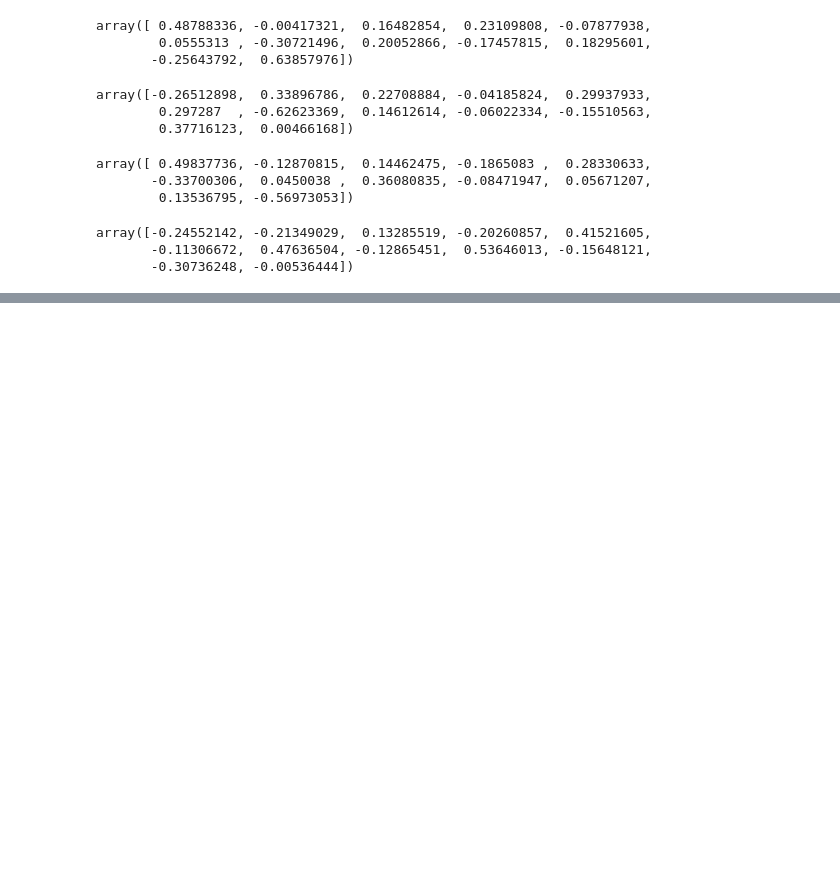
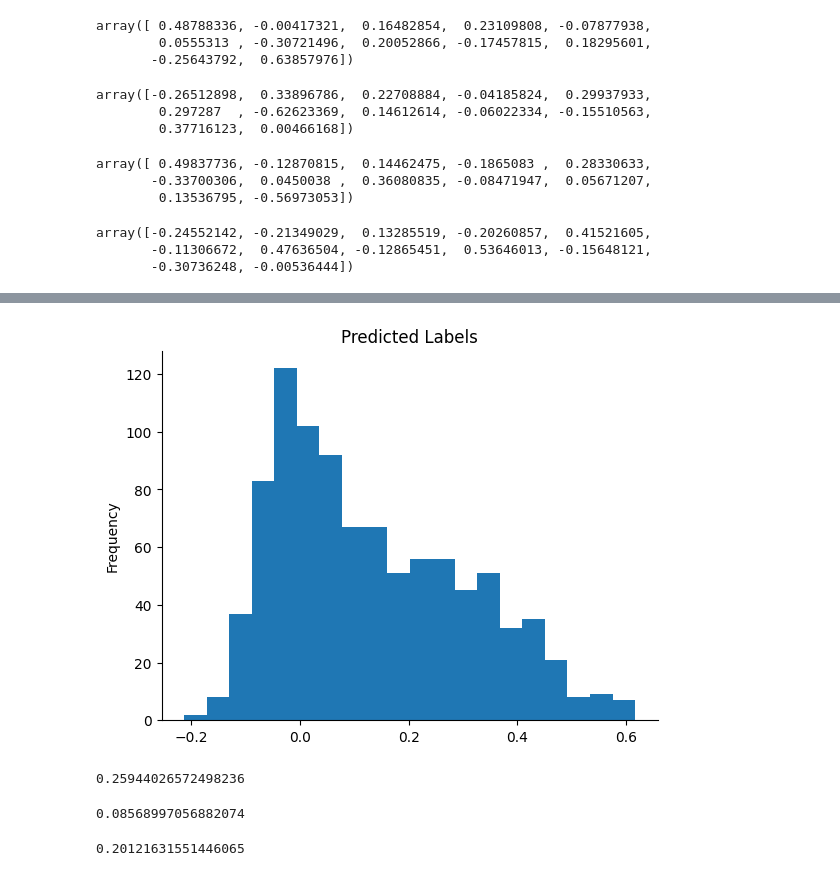
Before and after one commit to anys001/MLDM-project, a Jupyter notebook: WineQuality.ipynb, the cells around one changed output, grey strips where cells are left out. Drawn from its saved outputs; the diff is of its cells as text; code cells hidden in the pictures; blank space fills up the shorter version.

Commit message:
Add files via upload
Added feature engineering part

```diff
--- a/WineQuality.ipynb
+++ b/WineQuality.ipynb
@@ -111,0 +281,14 @@ array([-0.24552142, -0.21349029,  0.13285519, -0.20260857,  0.41521605,
+# %%
+# Creating test and train parts
+np.random.seed(42)
+n = len(X)
+idx = np.random.permutation(n)
+
+train_ratio = 0.7 # Defining the train-test split ratio
+train_size = int(n * train_ratio)
+
+# Splitting the data using the index array
+X_train, X_test = X[idx[:train_size]], X[idx[train_size:]]
+Y_train, Y_test = Y[idx[:train_size]], Y[idx[train_size:]]
+
+print("Shape of train and test:", X_train.shape, X_test.shape, Y_train.shape, Y_test.shape)
@@ -111,0 +297,6 @@ array([-0.24552142, -0.21349029,  0.13285519, -0.20260857,  0.41521605,
+# %%
+from sklearn.linear_model import LinearRegression
+model = LinearRegression()
+
+# Training the model
+model.fit(X_train,Y_train)
@@ -111,0 +305,5 @@ array([-0.24552142, -0.21349029,  0.13285519, -0.20260857,  0.41521605,
+# %%
+tr_prd = model.predict(X_train)
+# %%
+res = pd.DataFrame({'Real Labels': Y_train, 'Predicted Labels': tr_prd})
+res
@@ -111,0 +324,24 @@ array([-0.24552142, -0.21349029,  0.13285519, -0.20260857,  0.41521605,
+# %%
+from matplotlib import pyplot as plt
+res['Predicted Labels'].plot(kind='hist', bins=20, title='Predicted Labels')
+plt.gca().spines[['top', 'right',]].set_visible(False)
+# %% [output]
+[figure, added]
+# %%
+from sklearn.metrics import r2_score
+r2 = r2_score(Y_train, tr_prd)
+r2
+# %% [output]
+0.25944026572498236
+# %%
+from sklearn.metrics import mean_squared_error
+mse = mean_squared_error(Y_train, tr_prd)
+mse
+# %% [output]
+0.08568997056882074
+# %%
+from sklearn.metrics import mean_absolute_error
+mae = mean_absolute_error(Y_train, tr_prd)
+mae
+# %% [output]
+0.20121631551446065
```
Also changed, not shown: parts of 21 cells of this notebook.
